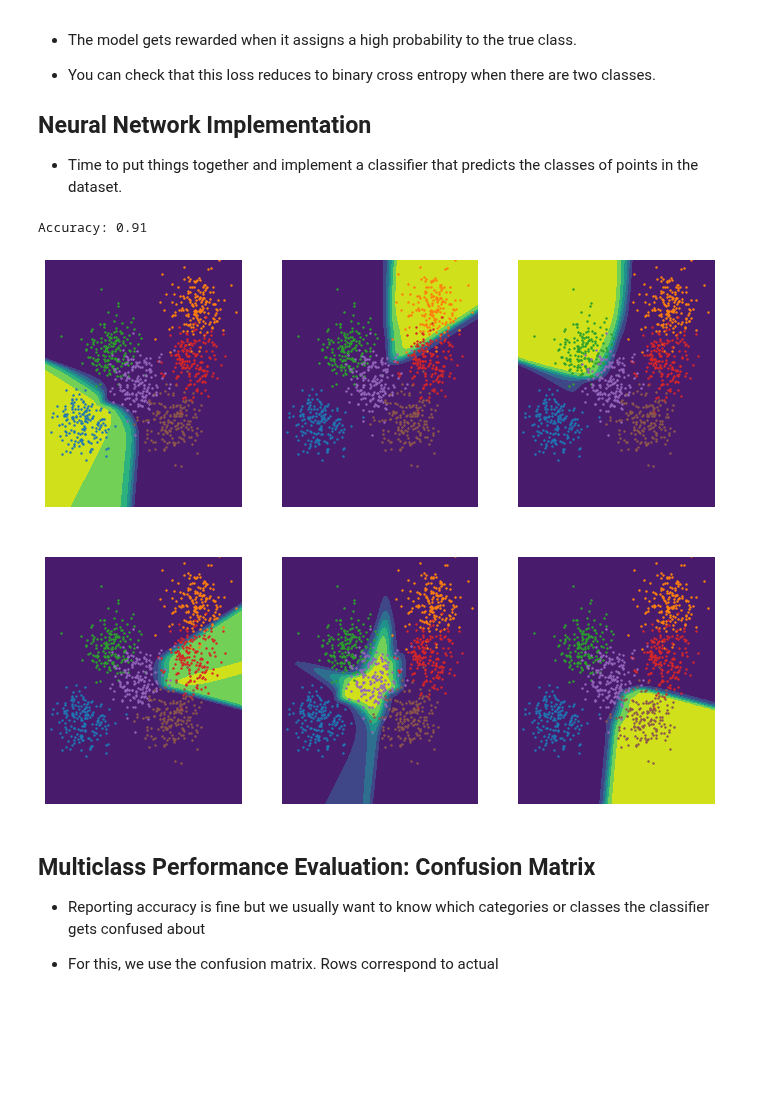
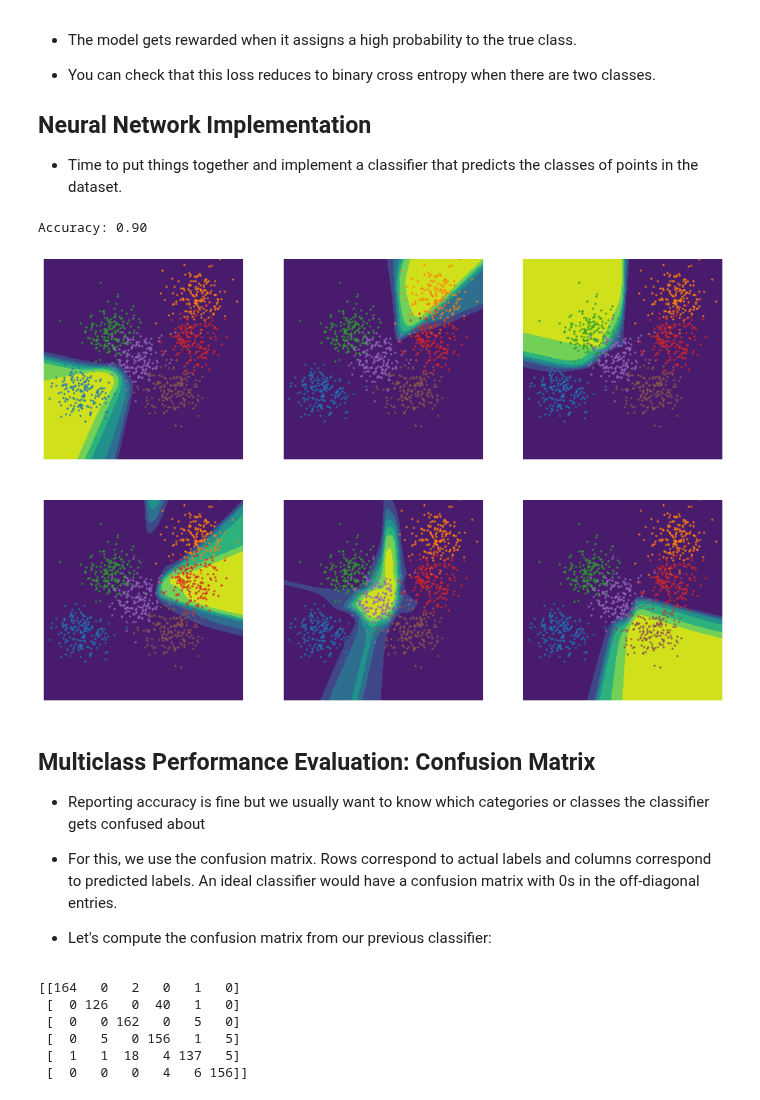
Before and after one commit to KISRDevelopment/nn_course, a Jupyter notebook: classification.ipynb, the cells around one changed output. Cells and saved outputs as stored; diff of their text form; code cells hidden in the pictures; blank space fills up the shorter version.

```diff
--- a/classification.ipynb
+++ b/classification.ipynb
@@ -92,7 +92,7 @@ import tensorflow as tf
 import sklearn.metrics
 
 # try varying the number of hidden units
-n_hidden = 5
+n_hidden = 10
 eta = 1.0
 
 # read data
@@ -164,13 +164,13 @@ Xstar = tf.convert_to_tensor(Xstar, dtype=tf.float32)
 
 # predict
 hidden_activation = tf.tanh(b_hidden + tf.matmul(Xstar, W_input_hidden))
-pi = tf.sigmoid(b_output + tf.matmul(hidden_activation, W_hidden_output))
+pi_star = tf.sigmoid(b_output + tf.matmul(hidden_activation, W_hidden_output))
 
 # plot
-pi = pi.numpy().reshape((K, K))
+pi_star = pi_star.numpy().reshape((K, K))
 
 f, ax = plt.subplots(1, 1, figsize=(12, 10))
-cp = ax.contourf(x1s, x2s, pi)
+cp = ax.contourf(x1s, x2s, pi_star)
 
 # read data
 data = np.load('data/binary_classification.npz')
@@ -187,0 +226,10 @@ f.colorbar(cp)
+# %%
+fpr, tpr,_ = sklearn.metrics.roc_curve(y, pi)
+
+f, ax = plt.subplots(1, 1, figsize=(10, 10))
+ax.plot(fpr, tpr)
+ax.plot(fpr, fpr, linestyle='dashed')
+ax.set_xlabel('FPR')
+ax.set_ylabel('TPR')
+auc_roc = sklearn.metrics.roc_auc_score(y, pi)
+print("AUC-ROC: %0.2f" % auc_roc)
@@ -366,46 +415,49 @@ pi = pi.numpy()
 class_preds = np.argmax(pi, axis=1)
 acc = np.mean(class_preds == y[:,0])
 print("Accuracy: %0.2f" % acc)
+train_pi = pi
 # %% [output]
-Accuracy: 0.91
+Accuracy: 0.90
 # %%
 # let's see what the network has learned
 
 # initialize range of input values
 K = 100
 xs = np.linspace(-15, 15, K)
 x1s, x2s = np.meshgrid(xs, xs)
 
 # zip the inputs up into a (K*K, 2) array
 Xstar = np.vstack((x1s.flatten(), x2s.flatten())).T
 Xstar = tf.convert_to_tensor(Xstar, dtype=tf.float32)
 
 # predict
 hidden_activation = tf.tanh(b_hidden + tf.matmul(Xstar, W_input_hidden))
 pi = tf.nn.softmax(b_output + tf.matmul(hidden_activation, W_hidden_output))
 
-f, axes = plt.subplots(2, int(n_classes/2), figsize=(12, 10), sharex=True, sharey=True)
+f, axes = plt.subplots(2, int(n_classes/2), figsize=(15, 10), sharex=True, sharey=True)
 
 axes = axes.flatten()
 
 data = np.load('data/multiclass_classification.npz')
 X, y = data['X'], data['y']
 
 for i, ax in enumerate(axes):
     pi_class = pi[:, i]
     pi_class = np.reshape(pi_class, (K,K))
     cp = ax.contourf(x1s, x2s, pi_class)
     for j in range(n_classes):
         ix = y[:,0] == j
         ax.scatter(X[ix, 0], X[ix, 1], s=2)
     ax.set_xlim([-15, 15])
     ax.set_ylim([-15,15])
     ax.axis('off')
 # %% [output]
-[figure, old version]
+[figure, new version]
 # %% [markdown]
 ## Multiclass Performance Evaluation: Confusion Matrix
 
 * Reporting accuracy is fine but we usually want to know which categories or classes the classifier gets confused about
 
-* For this, we use the confusion matrix. Rows correspond to actual
+* For this, we use the confusion matrix. Rows correspond to actual labels and columns correspond to predicted labels. An ideal classifier would have a confusion matrix with 0s in the off-diagonal entries.
+
+* Let's compute the confusion matrix from our previous classifier:
@@ -413,0 +464,13 @@ for i, ax in enumerate(axes):
+# %%
+import sklearn.metrics
+
+preds = np.argmax(train_pi, axis=1)
+cm = sklearn.metrics.confusion_matrix(y, preds)
+print(cm)
+# %% [output]
+[[164   0   2   0   1   0]
+ [  0 126   0  40   1   0]
+ [  0   0 162   0   5   0]
+ [  0   5   0 156   1   5]
+ [  1   1  18   4 137   5]
+ [  0   0   0   4   6 156]]
```
Also changed, not shown: parts of 10 cells of this notebook, 7 other files.
